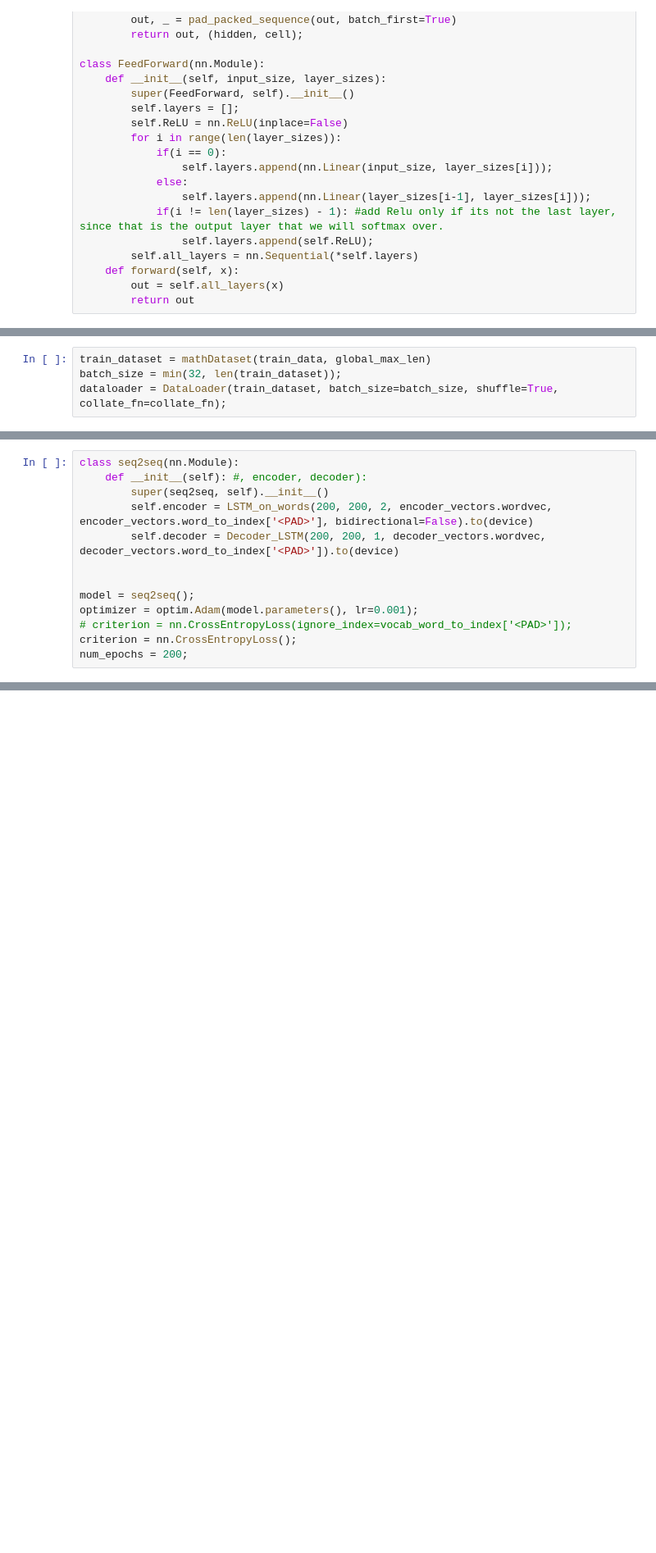
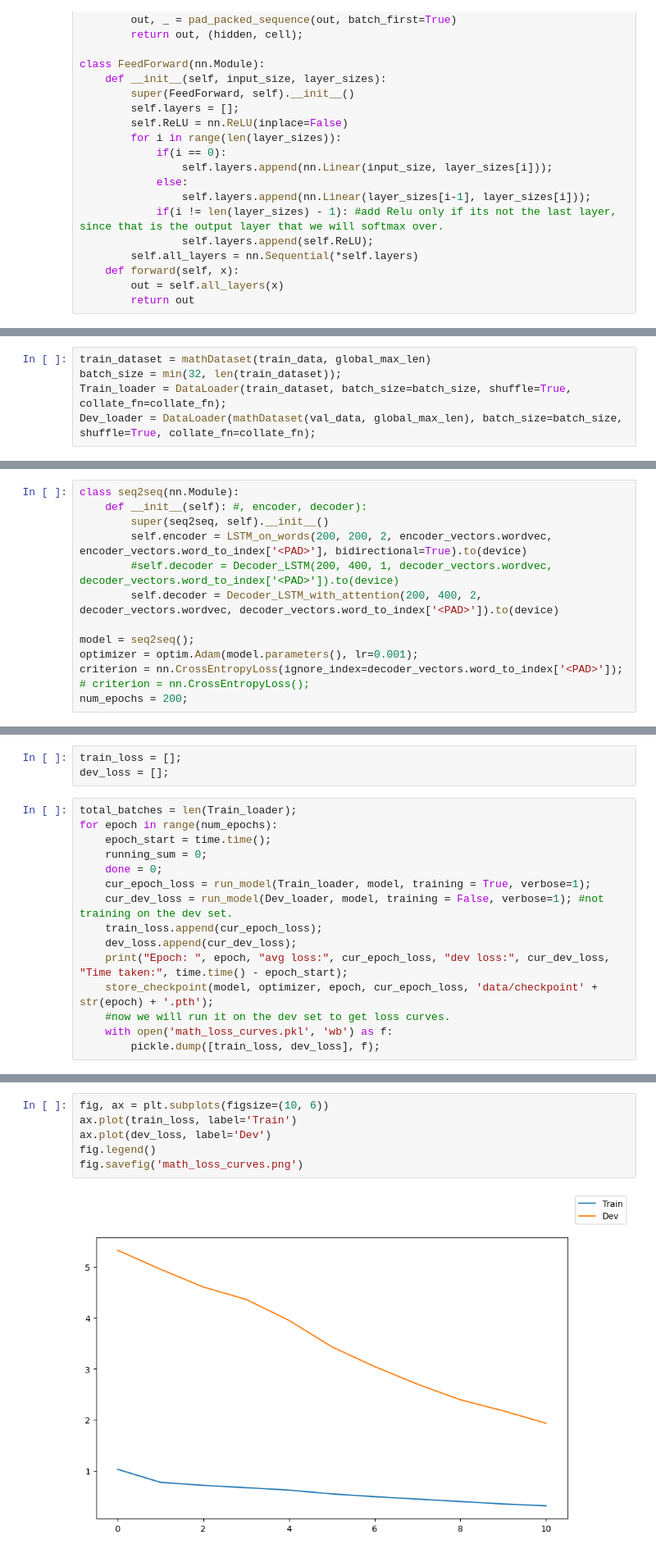
Before and after one commit to DhruvAhlawat/A1.2_DeepLearning, a Jupyter notebook: math_model.ipynb, the cells around one changed output, grey strips where cells are left out. Shown at 82% size. Saved outputs shown, nothing was run; the diff lists cells and outputs as text; blank space fills up the shorter version.

```diff
--- a/math_model.ipynb
+++ b/math_model.ipynb
@@ -213,6 +206,7 @@ def collate_fn(data):
 # %%
 train_dataset = mathDataset(train_data, global_max_len)
 batch_size = min(32, len(train_dataset));
-dataloader = DataLoader(train_dataset, batch_size=batch_size, shuffle=True, collate_fn=collate_fn);
+Train_loader = DataLoader(train_dataset, batch_size=batch_size, shuffle=True, collate_fn=collate_fn);
+Dev_loader = DataLoader(mathDataset(val_data, global_max_len), batch_size=batch_size, shuffle=True, collate_fn=collate_fn);
 # %%
 #so our encoder is simply LSTM_on_words. Now to make the decoder LSTM_on_words.
@@ -255,12 +333,12 @@ class Decoder_LSTM(nn.Module):
 class seq2seq(nn.Module):
     def __init__(self): #, encoder, decoder):
         super(seq2seq, self).__init__()
-        self.encoder = LSTM_on_words(200, 200, 2, encoder_vectors.wordvec, encoder_vectors.word_to_index['<PAD>'], bidirectional=False).to(device)
-        self.decoder = Decoder_LSTM(200, 200, 1, decoder_vectors.wordvec, decoder_vectors.word_to_index['<PAD>']).to(device)
-
+        self.encoder = LSTM_on_words(200, 200, 2, encoder_vectors.wordvec, encoder_vectors.word_to_index['<PAD>'], bidirectional=True).to(device)
+        #self.decoder = Decoder_LSTM(200, 400, 1, decoder_vectors.wordvec, decoder_vectors.word_to_index['<PAD>']).to(device)
+        self.decoder = Decoder_LSTM_with_attention(200, 400, 2, decoder_vectors.wordvec, decoder_vectors.word_to_index['<PAD>']).to(device)
 
 model = seq2seq();
 optimizer = optim.Adam(model.parameters(), lr=0.001);
-# criterion = nn.CrossEntropyLoss(ignore_index=vocab_word_to_index['<PAD>']);
-criterion = nn.CrossEntropyLoss();
+criterion = nn.CrossEntropyLoss(ignore_index=decoder_vectors.word_to_index['<PAD>']);
+# criterion = nn.CrossEntropyLoss();
 num_epochs = 200;
@@ -295,0 +385,18 @@ torch.Size([2, 1])
+# %%
+train_loss = [];
+dev_loss = [];
+# %%
+total_batches = len(Train_loader);
+for epoch in range(num_epochs):
+    epoch_start = time.time();
+    running_sum = 0;
+    done = 0;
+    cur_epoch_loss = run_model(Train_loader, model, training = True, verbose=1);
+    cur_dev_loss = run_model(Dev_loader, model, training = False, verbose=1); #not training on the dev set.
+    train_loss.append(cur_epoch_loss);
+    dev_loss.append(cur_dev_loss);
+    print("Epoch: ", epoch, "avg loss:", cur_epoch_loss, "dev loss:", cur_dev_loss, "Time taken:", time.time() - epoch_start);
+    store_checkpoint(model, optimizer, epoch, cur_epoch_loss, 'data/checkpoint' + str(epoch) + '.pth');
+    #now we will run it on the dev set to get loss curves.
+    with open('math_loss_curves.pkl', 'wb') as f:
+        pickle.dump([train_loss, dev_loss], f);
@@ -295,0 +407,8 @@ torch.Size([2, 1])
+# %%
+fig, ax = plt.subplots(figsize=(10, 6))
+ax.plot(train_loss, label='Train')
+ax.plot(dev_loss, label='Dev')
+fig.legend()
+fig.savefig('math_loss_curves.png')
+# %% [output]
+[figure, added]
```
Also changed, not shown: parts of 11 cells of this notebook, 14 other files.
